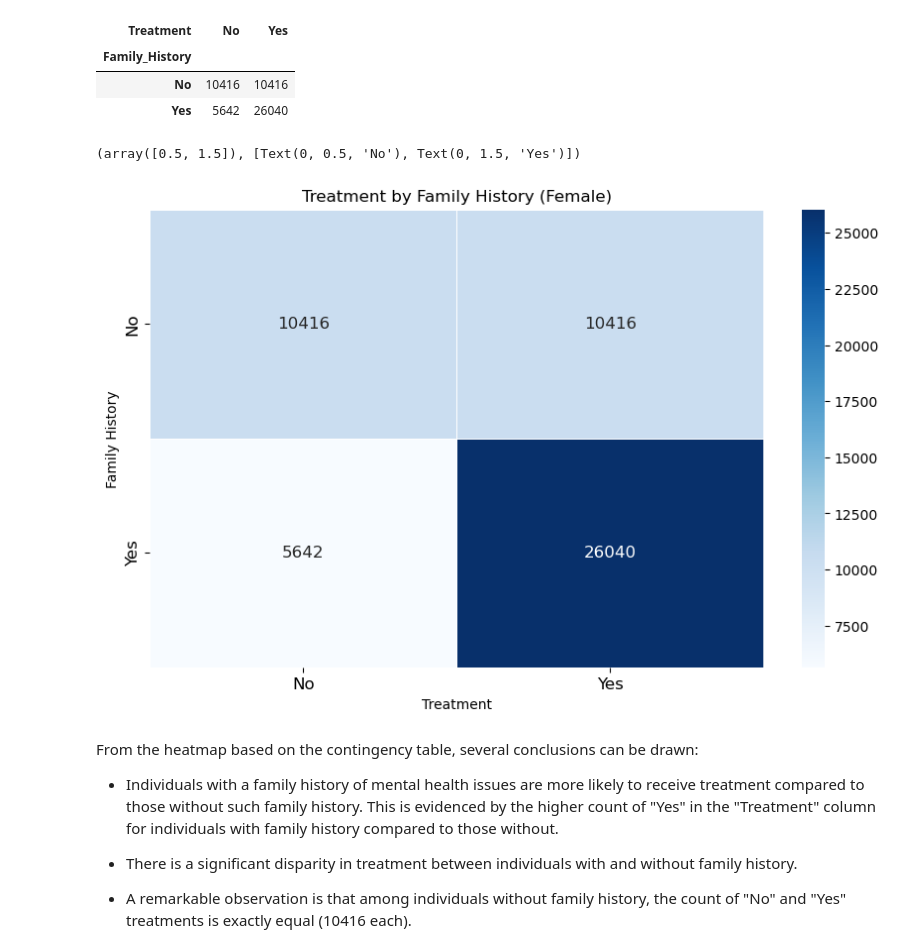
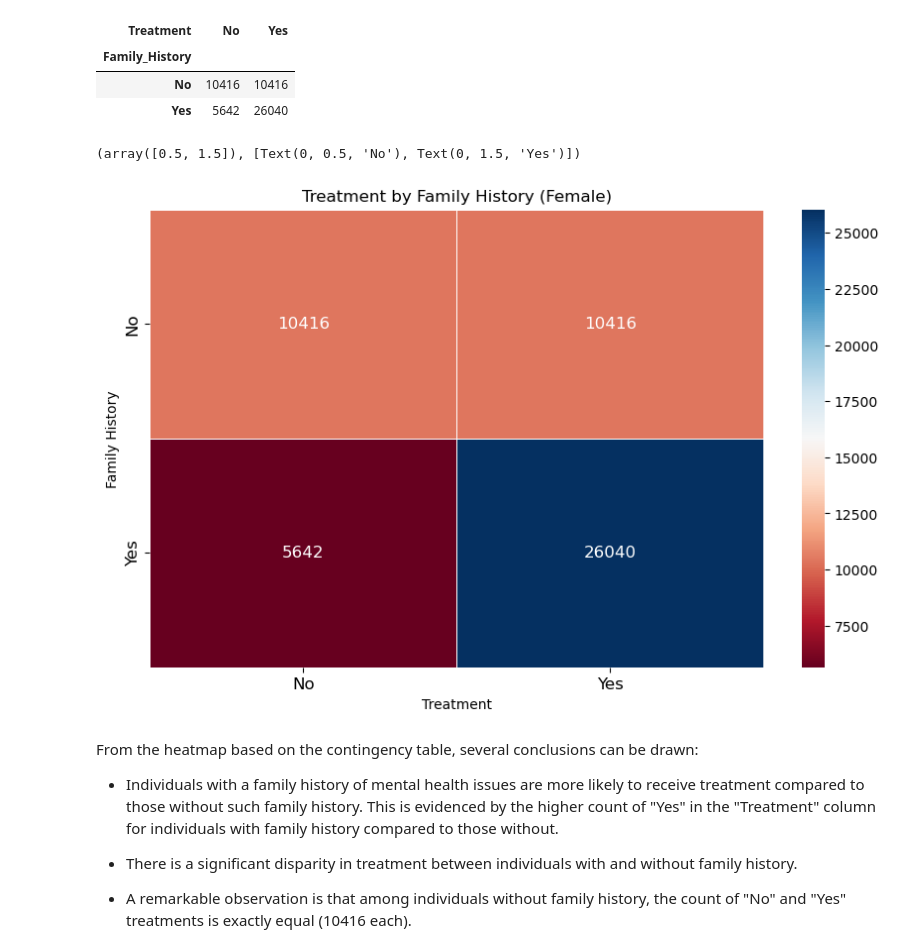
Before and after one commit to celefigs/EDA-milestone-3, a Jupyter notebook: Mental-Health- EDA.ipynb, the cells around one changed output. Drawn from its saved outputs; the diff is of its cells as text; code cells hidden in the pictures.

```diff
--- a/Mental-Health- EDA.ipynb
+++ b/Mental-Health- EDA.ipynb
@@ -142,8 +136,3 @@ Text(0, 0.5, 'Count')
 [figure]
 # %% [markdown]
 As observed, the data is predominantly represented by males. The number of males receiving treatment is significantly higher than the number of females. Specifically, there are around 111,150 males receiving treatment, while there are only approximately 36,456 females. Additionally, in terms of individuals not receiving treatment, the disparity between males and females is also notable, with around 128,700 males and approximately 16,058 females. This gender imbalance in the data representation is important to consider when interpreting the results and may influence the conclusions that can be drawn from the analysis.
-# %%
-# In order to visualize the data accurately and without bias, it will be separated into female and male groups, as mentioned earlier.
-#
-df_female = df[df['Gender'] == 'Female']
-df_male = df[df['Gender'] == 'Male']
@@ -208,9 +276,9 @@ The graphic reveals a notable difference in the number of women receiving treatm
 The analysis highlights that the highest number of women receiving treatment is found in the "Student" occupation category, followed by "Housewife." This suggests that students and housewifes may have greater awareness or access to mental health care compared to other occupational groups of women. However, conducting a more detailed analysis would be important to fully understand the reasons behind these differences and to identify potential areas for intervention to improve treatment access for other occupations.
 # %%
 # contingency table between 'family_history' and 'treatment' for female
-contingency_table = pd.crosstab(df_female['Family_History'], df_female['Treatment'])
+contingency_table_3 = pd.crosstab(df_female['Family_History'], df_female['Treatment'])
 
-contingency_table
+contingency_table_3
 # %% [output]
 | Treatment | No | Yes |
 | Family_History |  |  |
@@ -219,17 +287,17 @@ contingency_table
 # %%
 # visualizing the contingency table
 
 plt.figure(figsize=(10, 6))
 
-sns.heatmap(contingency_table, annot=True, cmap='Blues', fmt='d', linewidths=.5, annot_kws={"size": 12})
+sns.heatmap(contingency_table_3, annot=True, cmap='RdBu', fmt='d', linewidths=.5, annot_kws={"size": 12})
 plt.title('Treatment by Family History (Female)')
 plt.xlabel('Treatment')
 plt.ylabel('Family History')
 plt.xticks(fontsize=12)
 plt.yticks(fontsize=12)
 # %% [output]
 (array([0.5, 1.5]), [Text(0, 0.5, 'No'), Text(0, 1.5, 'Yes')])
-[figure, old version]
+[figure, new version]
 # %% [markdown]
 From the heatmap based on the contingency table, several conclusions can be drawn:
 
```
Also changed, not shown: parts of 15 cells of this notebook.
